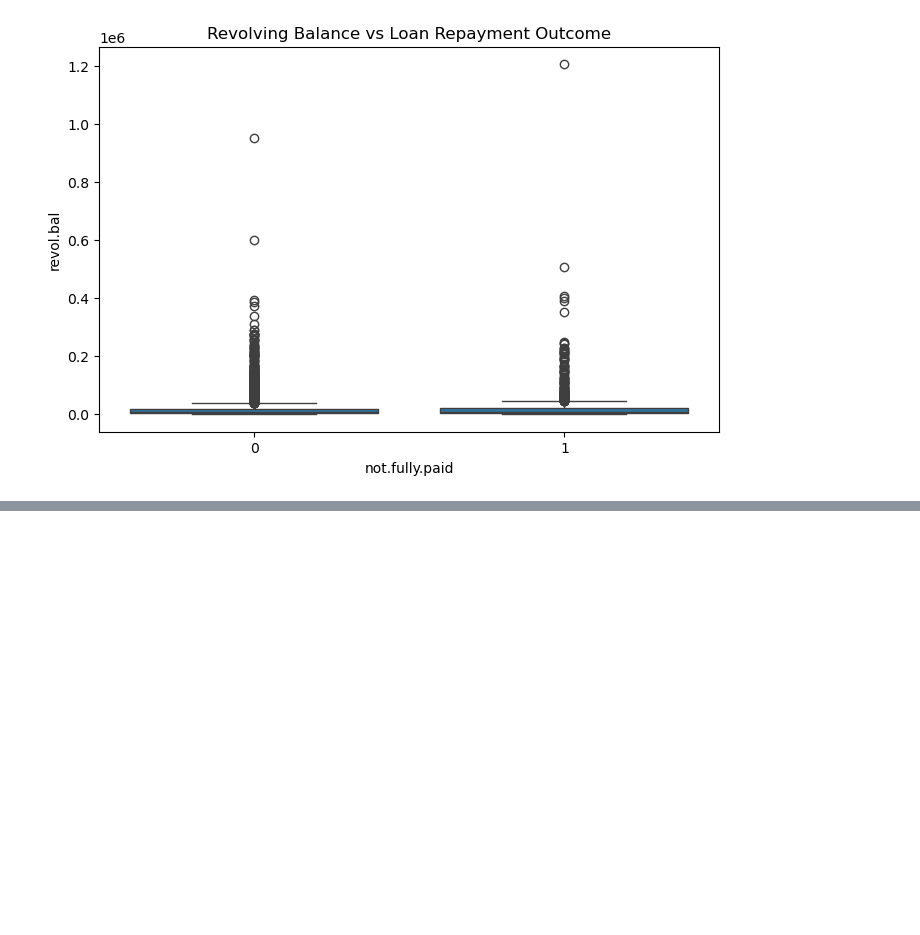
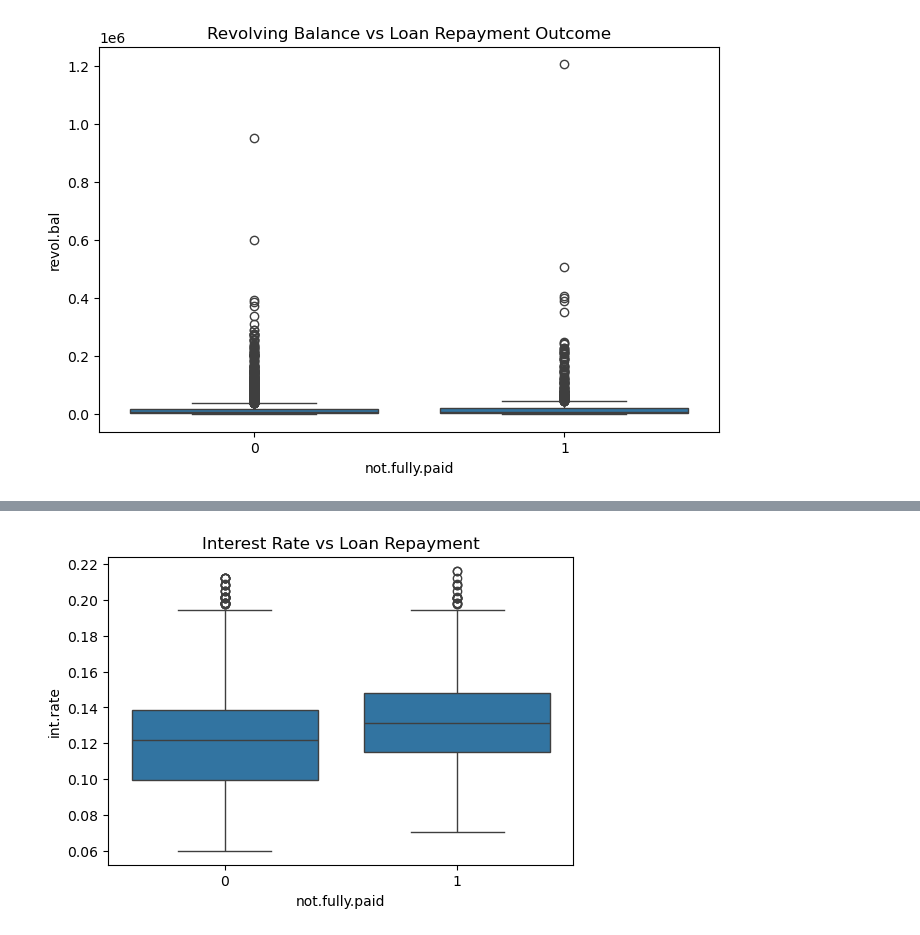
Before and after one commit to OmarAymanZaid/credit_risk_assessment_MachineLearning, a Jupyter notebook: notebooks/1_DataPreprocessing.ipynb, the cells around one changed output, grey strips where cells are left out. Drawn from its saved outputs; the diff is of its cells as text; code cells hidden in the pictures; blank space fills up the shorter version.

```diff
--- a/notebooks/1_DataPreprocessing.ipynb
+++ b/notebooks/1_DataPreprocessing.ipynb
@@ -165,0 +219,11 @@ plt.show()
+# %%
+plt.figure(figsize=(6, 4))
+sns.boxplot(
+    data=data,
+    x='not.fully.paid',
+    y='int.rate'
+)
+plt.title('Interest Rate vs Loan Repayment')
+plt.show()
+# %% [output]
+[figure, added]
```
Also changed, not shown: parts of 7 cells of this notebook, 2 other files.
